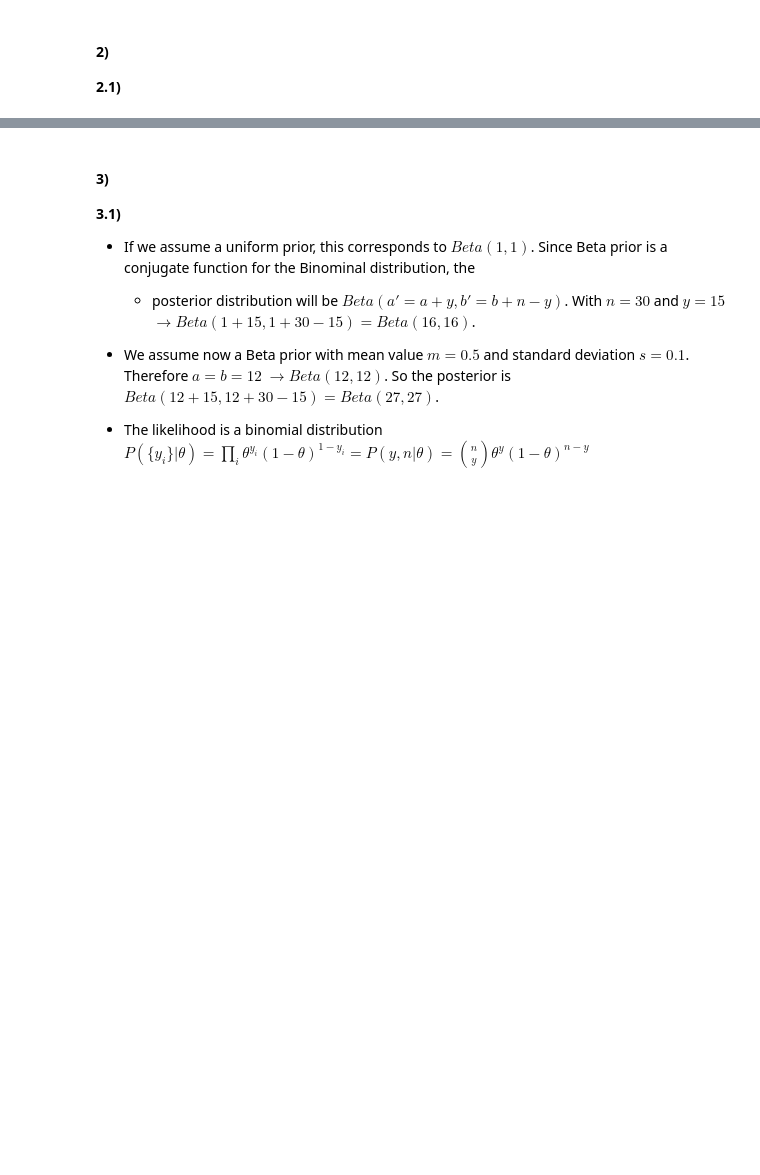
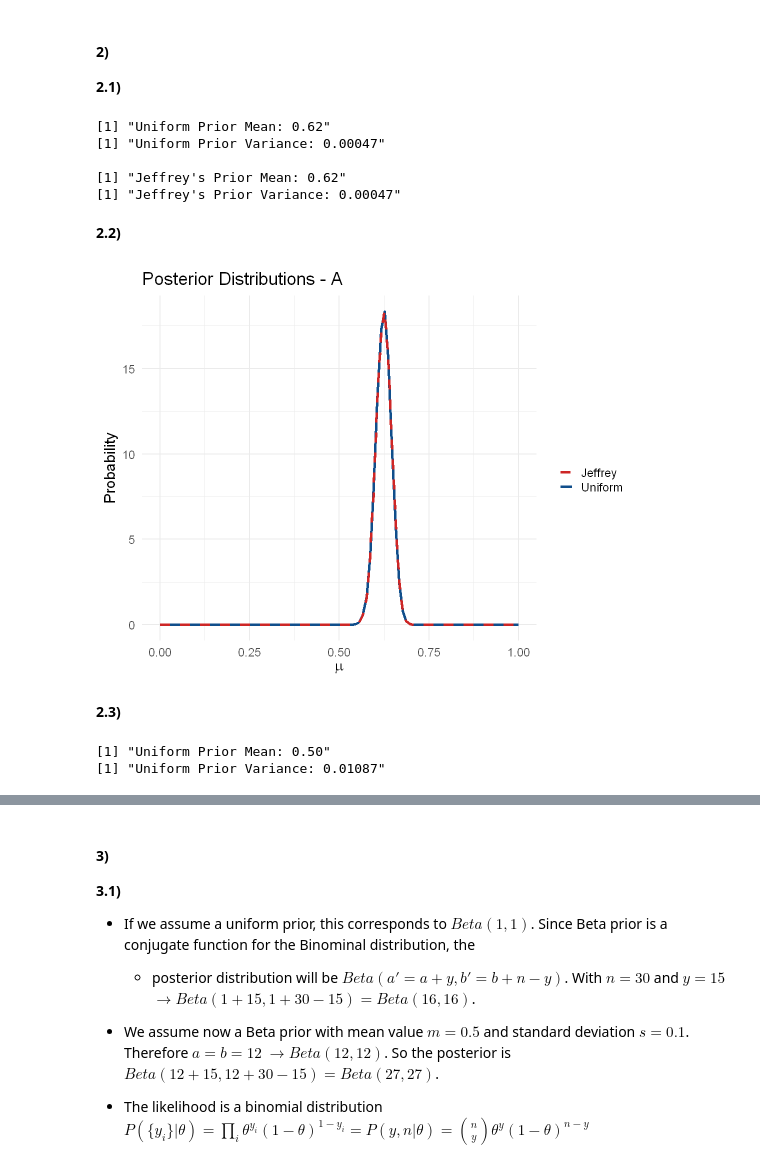
Before and after one commit to Berto70/advstat, a Jupyter notebook: ex3/Bertinelli_Gabriele_Rlab03.ipynb, the cells around one changed output, grey strips where cells are left out. Saved outputs shown, nothing was run; the diff lists cells and outputs as text; code cells hidden in the pictures; blank space fills up the shorter version.

```diff
--- a/ex3/Bertinelli_Gabriele_Rlab03.ipynb
+++ b/ex3/Bertinelli_Gabriele_Rlab03.ipynb
@@ -175,3 +175,69 @@ ci.plot
 # %% [markdown]
 #### 2)
 **2.1)**
+# %%
+A.n <- 500
+A.r <- 312
+
+# Uniform prior -> Beta(1,1) prior -> Beta(r+1, n-r+1) = Beta(313, 189) posterior
+A.unif.alpha <- 313
+A.unif.beta <- 189
+
+A.unif.mean <- A.unif.alpha/(A.unif.alpha + A.unif.beta)
+A.unif.var <- (A.unif.alpha*A.unif.beta)/((A.unif.alpha + A.unif.beta)^2 * (A.unif.alpha + A.unif.beta + 1))
+
+# Jeffrey's prior -> Beta(1/2, 1/2) prior -> Beta(r+1/2, n-r+1/2) = Beta(312.5, 188.5) posterior
+A.jeff.alpha <- 312.5
+A.jeff.beta <- 188.5
+
+A.jeff.mean <- A.jeff.alpha/(A.jeff.alpha + A.jeff.beta)
+A.jeff.var <- (A.jeff.alpha*A.jeff.beta)/((A.jeff.alpha + A.jeff.beta)^2 * (A.jeff.alpha + A.jeff.beta + 1))
+
+print(sprintf("Uniform Prior Mean: %.2f", A.unif.mean))
+print(sprintf("Uniform Prior Variance: %.5f", A.unif.var))
+cat('\n')
+print(sprintf("Jeffrey's Prior Mean: %.2f", A.jeff.mean))
+print(sprintf("Jeffrey's Prior Variance: %.5f", A.jeff.var))
+# %% [output]
+[1] "Uniform Prior Mean: 0.62"
+[1] "Uniform Prior Variance: 0.00047"
+
+[1] "Jeffrey's Prior Mean: 0.62"
+[1] "Jeffrey's Prior Variance: 0.00047"
+# %% [markdown]
+**2.2)**
+# %%
+x <- seq(0, 1, length=100)
+A.unif.pdf <- dbeta(x, A.unif.alpha, A.unif.beta)
+A.jeff.pdf <- dbeta(x, A.jeff.alpha, A.jeff.beta)
+
+options(repr.plot.width = 9, repr.plot.height = 7)
+
+A.plot <- ggplot() +
+	geom_line(aes(x=x, y=A.unif.pdf, color='Uniform'), lwd=1.5) +
+	geom_line(aes(x=x, y=A.jeff.pdf, color='Jeffrey'), lwd=1.5, linetype='dashed') +
+	labs(x=TeX(r'(\mu)'), y='Probability', title='Posterior Distributions - A', color = 'Prior') +
+	theme_minimal(base_size = 18) +
+	scale_color_manual(values=c('Uniform' = 'dodgerblue4', 'Jeffrey' = 'firebrick3'))
+
+A.plot
+# %% [output]
+[figure, added]
+# %% [markdown]
+**2.3)**
+# %%
+B.n <- 10
+B.r <- 10
+
+# Uniform prior -> Beta(1,1) prior -> Beta(r+1, n-r+1) = Beta(11, 11) posterior
+B.unif.alpha <- 11
+B.unif.beta <- 11
+
+B.unif.mean <- B.unif.alpha/(B.unif.alpha + B.unif.beta)
+B.unif.var <- (B.unif.alpha*B.unif.beta)/((B.unif.alpha + B.unif.beta)^2 * (B.unif.alpha + B.unif.beta + 1))
+
+print(sprintf("Uniform Prior Mean: %.2f", B.unif.mean))
+print(sprintf("Uniform Prior Variance: %.5f", B.unif.var))
+# %% [output]
+[1] "Uniform Prior Mean: 0.50"
+[1] "Uniform Prior Variance: 0.01087"
```
Also changed, not shown: parts of 4 cells of this notebook.
